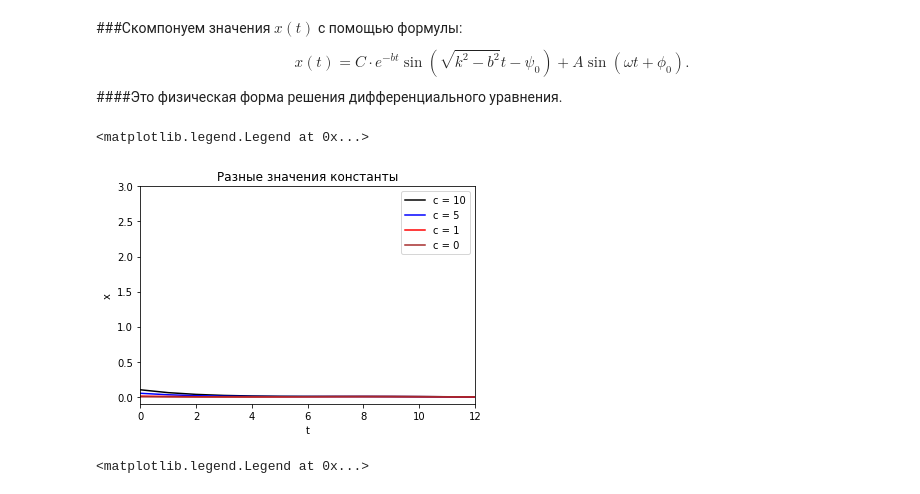
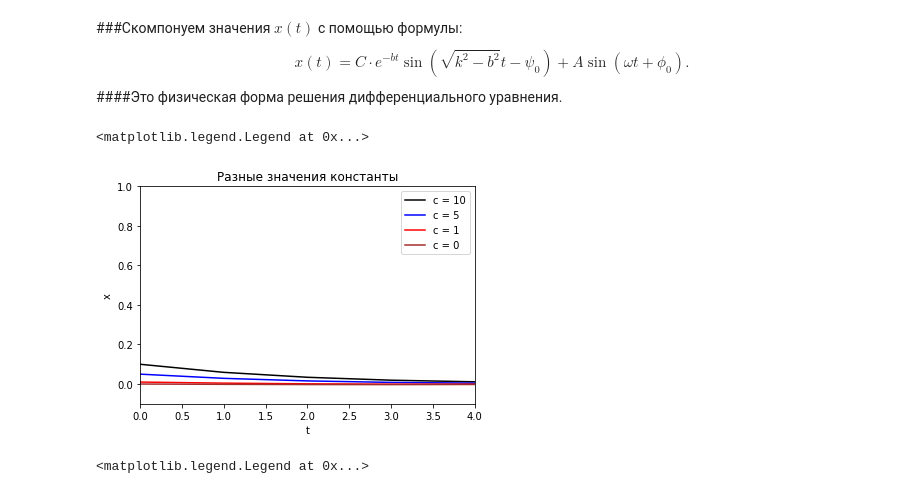
Before and after one commit to Viktory4121/Math_modeling, a Jupyter notebook: ИДЗ2.ipynb, the cells around one changed output. Saved outputs shown, nothing was run; the diff lists cells and outputs as text; code cells hidden in the pictures.

```diff
--- a/ИДЗ2.ipynb
+++ b/ИДЗ2.ipynb
@@ -190,18 +192,18 @@ def fun(tt, oomega, psi, phi, cc, n_color, message, b=b, A=A, k=k):
   plt.plot(tt, xx, color = n_color, label=message)
 # %%
 fig, ax = plt.subplots()
-ax = plt.axes(xlim=(0, 12), ylim=(-0.1, 3))
+ax = plt.axes(xlim=(0, 4), ylim=(-0.1, 1))
 ax.set_title("Разные значения константы")
 ax.set_xlabel('t')
 ax.set_ylabel('x')
 fun(t, omega, 0.01, 0.01, 10, "black", "с = 10")
 fun(t, omega, 0.01, 0.01, 5, "blue", "с = 5")
 fun(t, omega, 0.01, 0.01, 1, "red", "с = 1")
 fun(t, omega, 0.01, 0.01, 0, "brown", "с = 0")
 ax.legend()
 # %% [output]
 <matplotlib.legend.Legend at 0x...>
-[figure, old version]
+[figure, new version]
 # %%
 fig, ax = plt.subplots()
 ax = plt.axes(xlim=(0, 40), ylim=(-0.01, 0.05))
```
Also changed, not shown: parts of 3 cells of this notebook.
